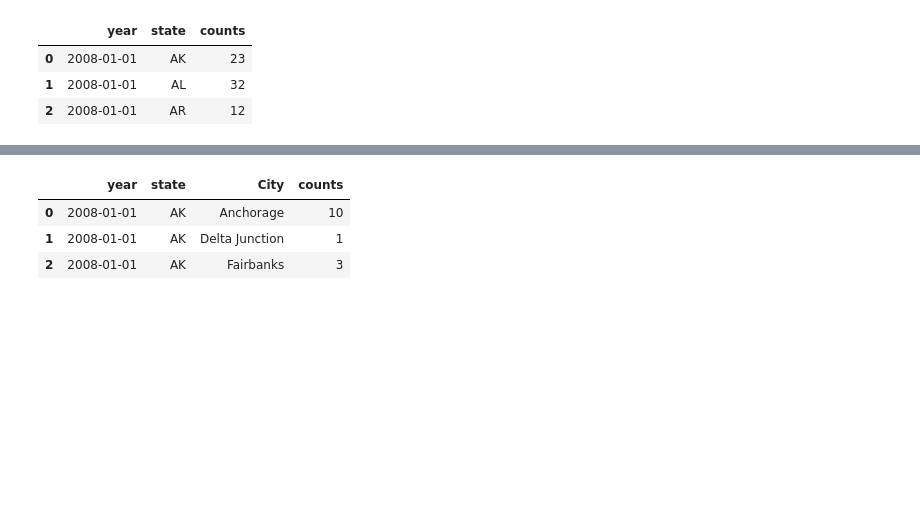
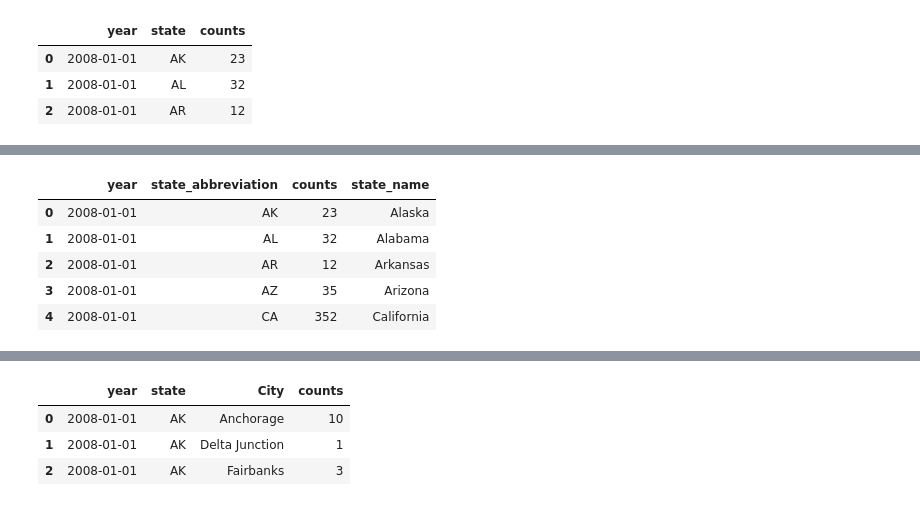
Before and after one commit to erinmmurphy/union-viz, a Jupyter notebook: nlrb-filings.ipynb, the cells around one changed output, grey strips where cells are left out. Cells and saved outputs as stored; diff of their text form; code cells hidden in the pictures; blank space fills up the shorter version.

```diff
--- a/nlrb-filings.ipynb
+++ b/nlrb-filings.ipynb
@@ -97,0 +126,11 @@ case_st_yr.head(3)
+# %%
+#rename 'state' column to state_abbreviation
+case_st_yr.rename(columns={'state': 'state_abbreviation'}, inplace=True)
+case_st_yr.head(5)
+# %% [output]
+|  | year | state_abbreviation | counts | state_name |
+| 0 | 2008-01-01 | AK | 23 | Alaska |
+| 1 | 2008-01-01 | AL | 32 | Alabama |
+| 2 | 2008-01-01 | AR | 12 | Arkansas |
+| 3 | 2008-01-01 | AZ | 35 | Arizona |
+| 4 | 2008-01-01 | CA | 352 | California |
```
Also changed, not shown: parts of 5 cells of this notebook, 2 other files.
